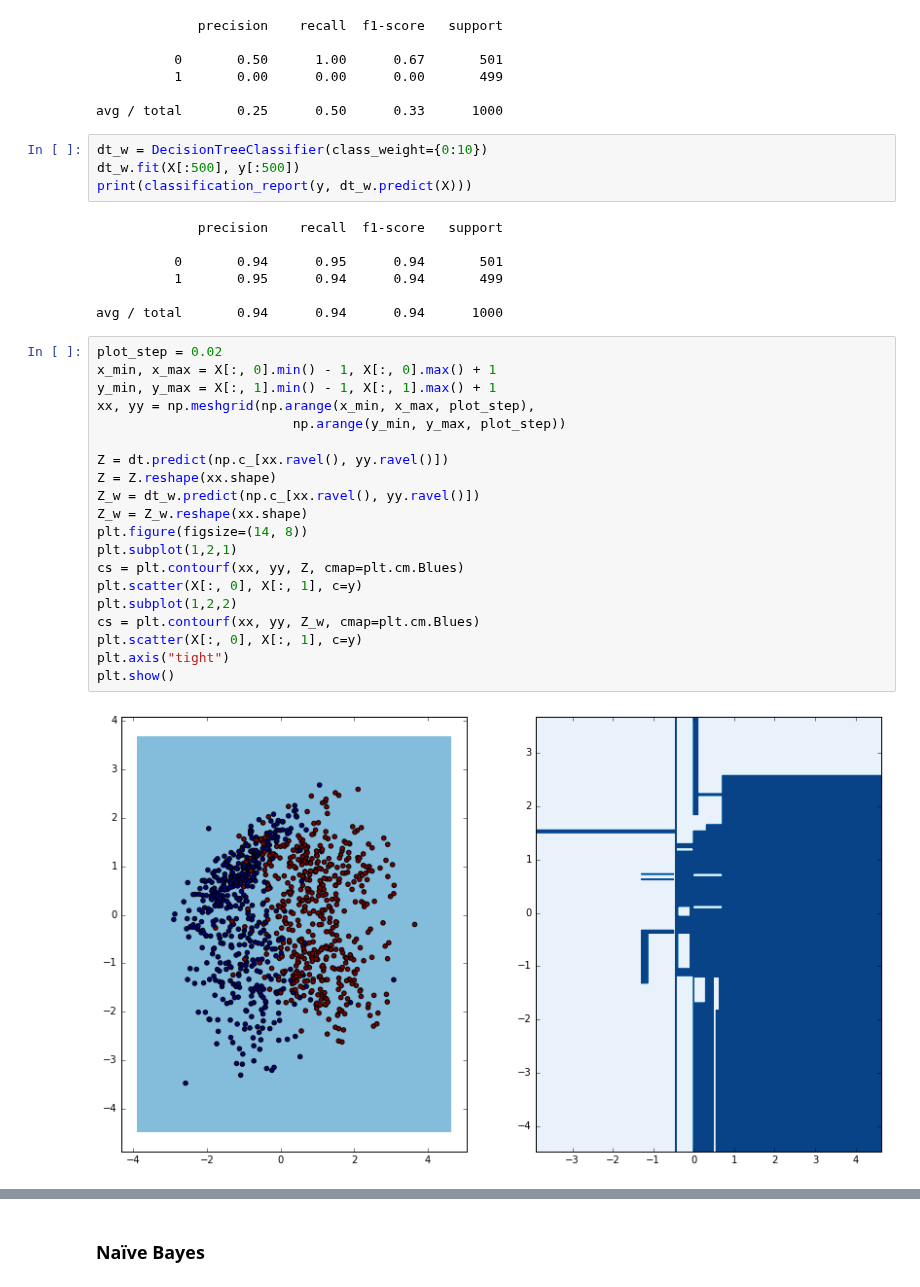
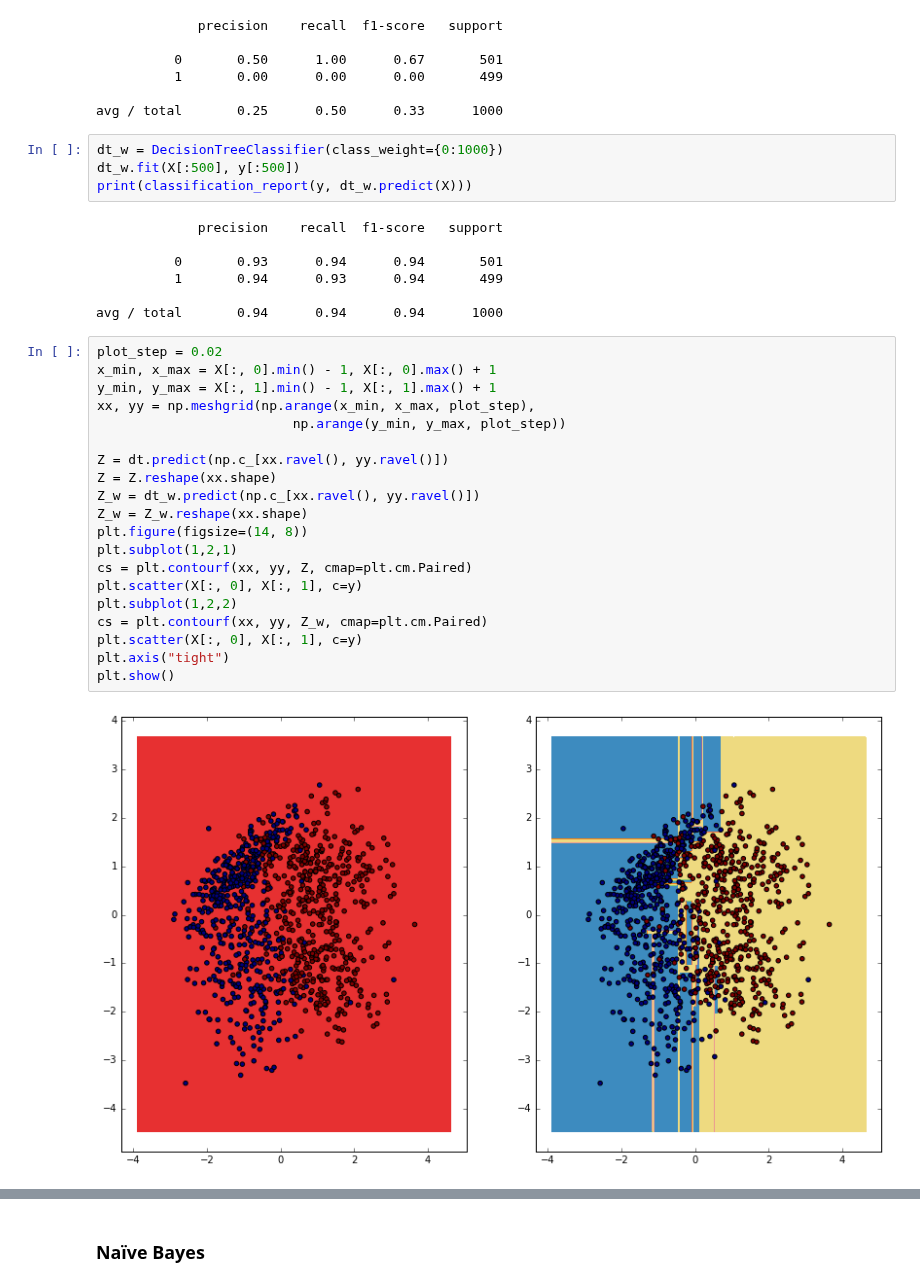
Before and after one commit to borjaeg/nlp_tests, a Jupyter notebook: One class classifier.ipynb, the cells around one changed output, grey strips where cells are left out. Drawn from its saved outputs; the diff is of its cells as text.

```diff
--- a/One class classifier.ipynb
+++ b/One class classifier.ipynb
@@ -29,35 +29,35 @@ print(classification_report(y, dt.predict(X)))
 
 avg / total       0.25      0.50      0.33      1000
 # %%
-dt_w = DecisionTreeClassifier(class_weight={0:10})
+dt_w = DecisionTreeClassifier(class_weight={0:1000})
 dt_w.fit(X[:500], y[:500])
 print(classification_report(y, dt_w.predict(X)))
 # %% [output]
              precision    recall  f1-score   support
 
-          0       0.94      0.95      0.94       501
-          1       0.95      0.94      0.94       499
+          0       0.93      0.94      0.94       501
+          1       0.94      0.93      0.94       499
 
 avg / total       0.94      0.94      0.94      1000
 # %%
 plot_step = 0.02
 x_min, x_max = X[:, 0].min() - 1, X[:, 0].max() + 1
 y_min, y_max = X[:, 1].min() - 1, X[:, 1].max() + 1
 xx, yy = np.meshgrid(np.arange(x_min, x_max, plot_step),
                          np.arange(y_min, y_max, plot_step))
 
 Z = dt.predict(np.c_[xx.ravel(), yy.ravel()])
 Z = Z.reshape(xx.shape)
 Z_w = dt_w.predict(np.c_[xx.ravel(), yy.ravel()])
 Z_w = Z_w.reshape(xx.shape)
 plt.figure(figsize=(14, 8))
 plt.subplot(1,2,1)
-cs = plt.contourf(xx, yy, Z, cmap=plt.cm.Blues)
+cs = plt.contourf(xx, yy, Z, cmap=plt.cm.Paired)
 plt.scatter(X[:, 0], X[:, 1], c=y)
 plt.subplot(1,2,2)
-cs = plt.contourf(xx, yy, Z_w, cmap=plt.cm.Blues)
+cs = plt.contourf(xx, yy, Z_w, cmap=plt.cm.Paired)
 plt.scatter(X[:, 0], X[:, 1], c=y)
 plt.axis("tight")
 plt.show()
 # %% [output]
-[figure, old version]
+[figure, new version]
```
Also changed, not shown: parts of 4 cells of this notebook.
